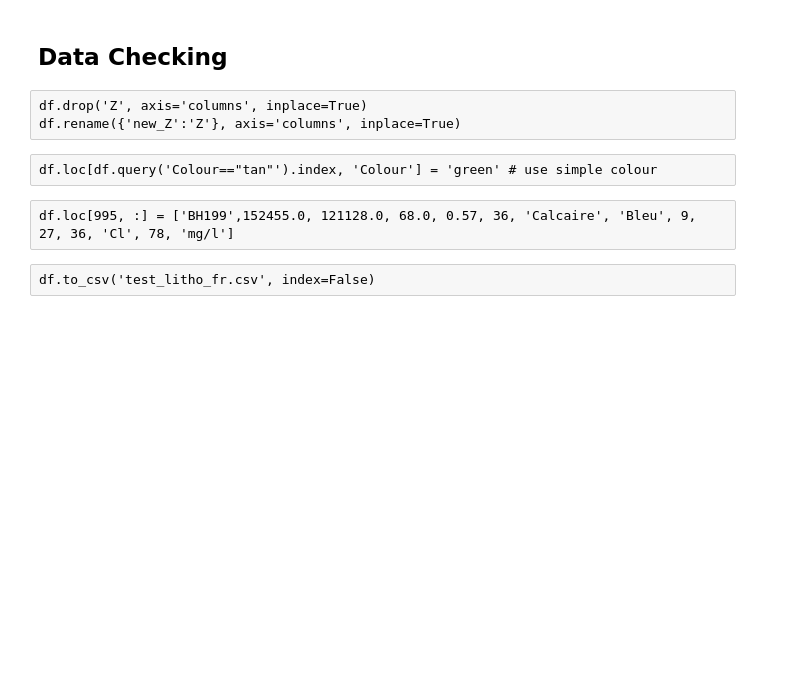
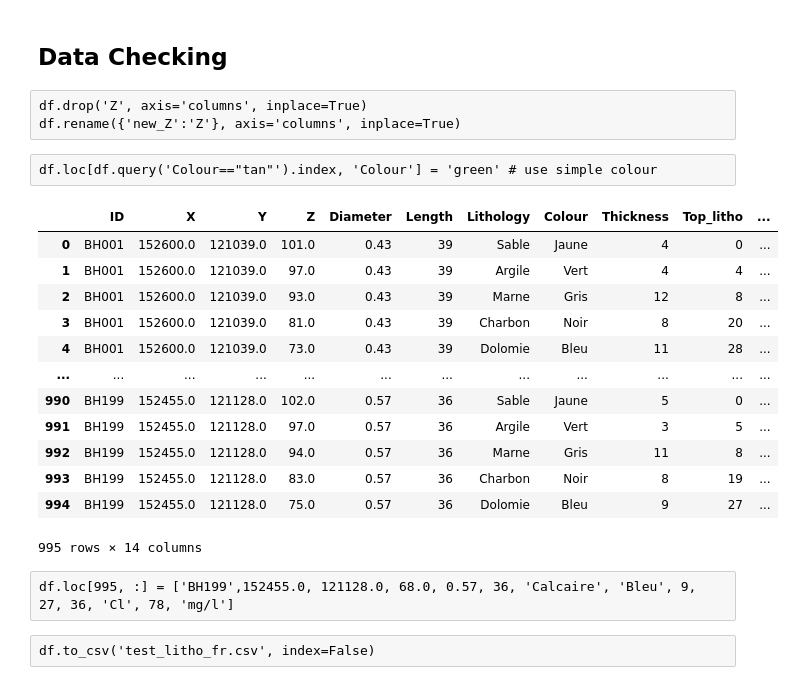
Before and after one commit to kaufmanno/GSDMA, a Jupyter notebook: playground/TFE_test/Boreholes_representation.ipynb, the cells around one changed output. Cells and saved outputs as stored; diff of their text form; code cells hidden in the pictures; blank space fills up the shorter version.

```diff
--- a/playground/TFE_test/Boreholes_representation.ipynb
+++ b/playground/TFE_test/Boreholes_representation.ipynb
@@ -29,13 +31,31 @@ df.rename({'new_Z':'Z'}, axis='columns', inplace=True)
 # %% [raw]
 df.loc[df.query('Colour=="tan"').index, 'Colour'] = 'green' # use simple colour
 # %%
-#pol = ['As', 'Ni', 'Cl', 'Hg', 'Pb', 'Zn']
-pol = ['VR','VS','VI']
+pol = ['Benzene', 'Toluene', 'As', 'Ni', 'Cl', 'Hg', 'Pb', 'Zn']
+pol_lev = ['VR','VS','VI']
 #df[['Pollutant', 'Concentration']] = ''
-df[['Pollutant', 'Concentration']] = ''
-df['Pollutant'] = df['Pollutant'].apply(lambda x: random.sample(pol, 1)[0])
-df['Concentration'] = df['Concentration'].apply(lambda x: np.random.randint(0,100))
+df.drop(columns=['Pollutant', 'Concentration'], inplace=True)
+df[[pol[0], pol[1]]] = ''
+df[pol[0]] = df[pol[0]].apply(lambda x: random.sample(pol_lev, 1)[0])
+df[pol[1]] = df[pol[1]].apply(lambda x: random.sample(pol_lev, 1)[0])
+#df['Concentration'] = df['Concentration'].apply(lambda x: np.random.randint(0,100))
 df['Unit'] = 'mg/l'
 # %%
 df['Lithology'] = df['Lithology'].replace({'Grès':'Marne', 'Calcaire':'Dolomie'})
+# %%
+df
+# %% [output]
+|  | ID | X | Y | Z | Diameter | Length | Lithology | Colour | Thickness | Top_litho | ... |
+| 0 | BH001 | 152600.0 | 121039.0 | 101.0 | 0.43 | 39 | Sable | Jaune | 4 | 0 | ... |
+| 1 | BH001 | 152600.0 | 121039.0 | 97.0 | 0.43 | 39 | Argile | Vert | 4 | 4 | ... |
+| 2 | BH001 | 152600.0 | 121039.0 | 93.0 | 0.43 | 39 | Marne | Gris | 12 | 8 | ... |
+| 3 | BH001 | 152600.0 | 121039.0 | 81.0 | 0.43 | 39 | Charbon | Noir | 8 | 20 | ... |
+| 4 | BH001 | 152600.0 | 121039.0 | 73.0 | 0.43 | 39 | Dolomie | Bleu | 11 | 28 | ... |
+| ... | ... | ... | ... | ... | ... | ... | ... | ... | ... | ... | ... |
+| 990 | BH199 | 152455.0 | 121128.0 | 102.0 | 0.57 | 36 | Sable | Jaune | 5 | 0 | ... |
+| 991 | BH199 | 152455.0 | 121128.0 | 97.0 | 0.57 | 36 | Argile | Vert | 3 | 5 | ... |
+| 992 | BH199 | 152455.0 | 121128.0 | 94.0 | 0.57 | 36 | Marne | Gris | 11 | 8 | ... |
+| 993 | BH199 | 152455.0 | 121128.0 | 83.0 | 0.57 | 36 | Charbon | Noir | 8 | 19 | ... |
+| 994 | BH199 | 152455.0 | 121128.0 | 75.0 | 0.57 | 36 | Dolomie | Bleu | 9 | 27 | ... |
+995 rows × 14 columns
 # %%
```
Also changed, not shown: parts of 24 cells of this notebook, 4 other files.
